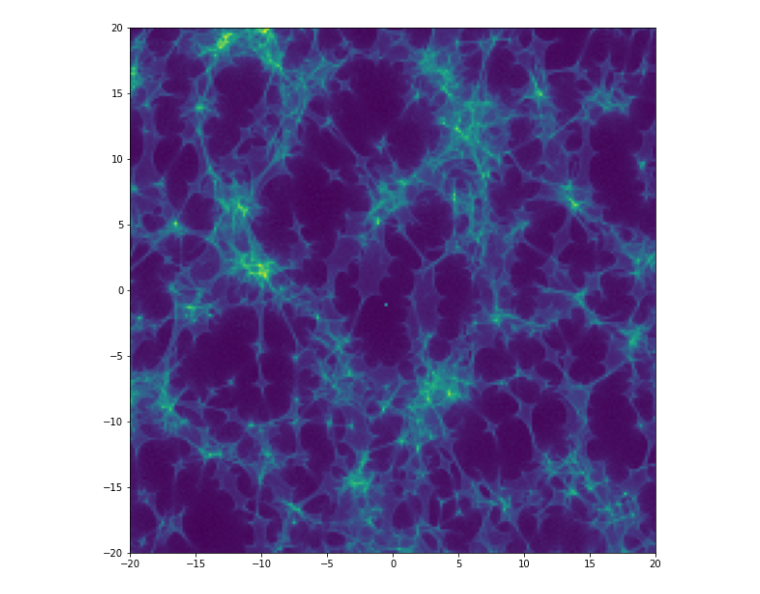
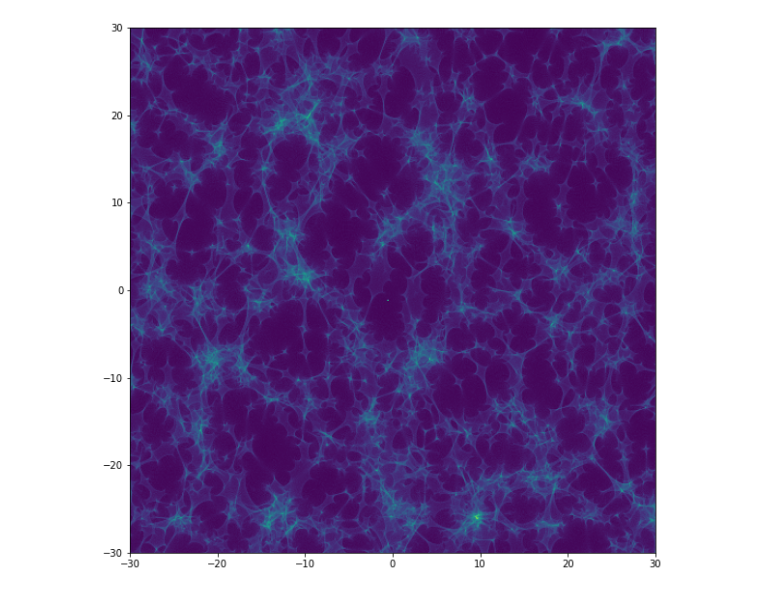
Before and after one commit to sliusar/microlensing, a Jupyter notebook: plotting.ipynb, the cells around one changed output. Cells and saved outputs as stored; diff of their text form; code cells hidden in the pictures.

```diff
--- a/plotting.ipynb
+++ b/plotting.ipynb
@@ -38,8 +45,7 @@ density_scatter(x, y, bins=[200, 200])
 # %%
-rays_y = np.loadtxt("rays_y_0.00.dat")
-m = np.logical_and(np.abs(rays_y[:,0]) <= 20, np.abs(rays_y[:,1]) <= 20)
+m = np.logical_and(np.abs(rays_y[:,0]) <= 30, np.abs(rays_y[:,1]) <= 30)
 x = rays_y[:,0][m]
 y = rays_y[:,1][m]
-density_scatter(x, y, bins=[200, 200])
+density_scatter(x, y, bins=[500, 500])
 # %% [output]
-[figure, old version]
+[figure, new version]
```
Also changed, not shown: parts of 7 cells of this notebook, 5 other files.
